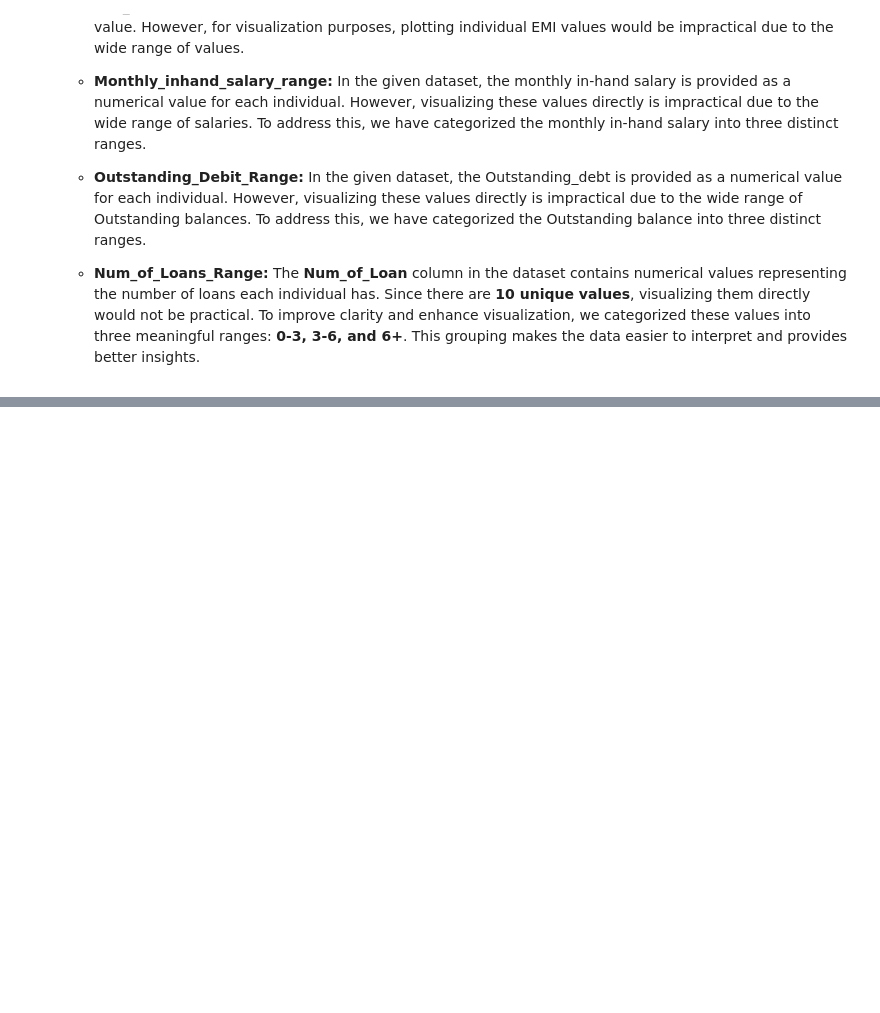
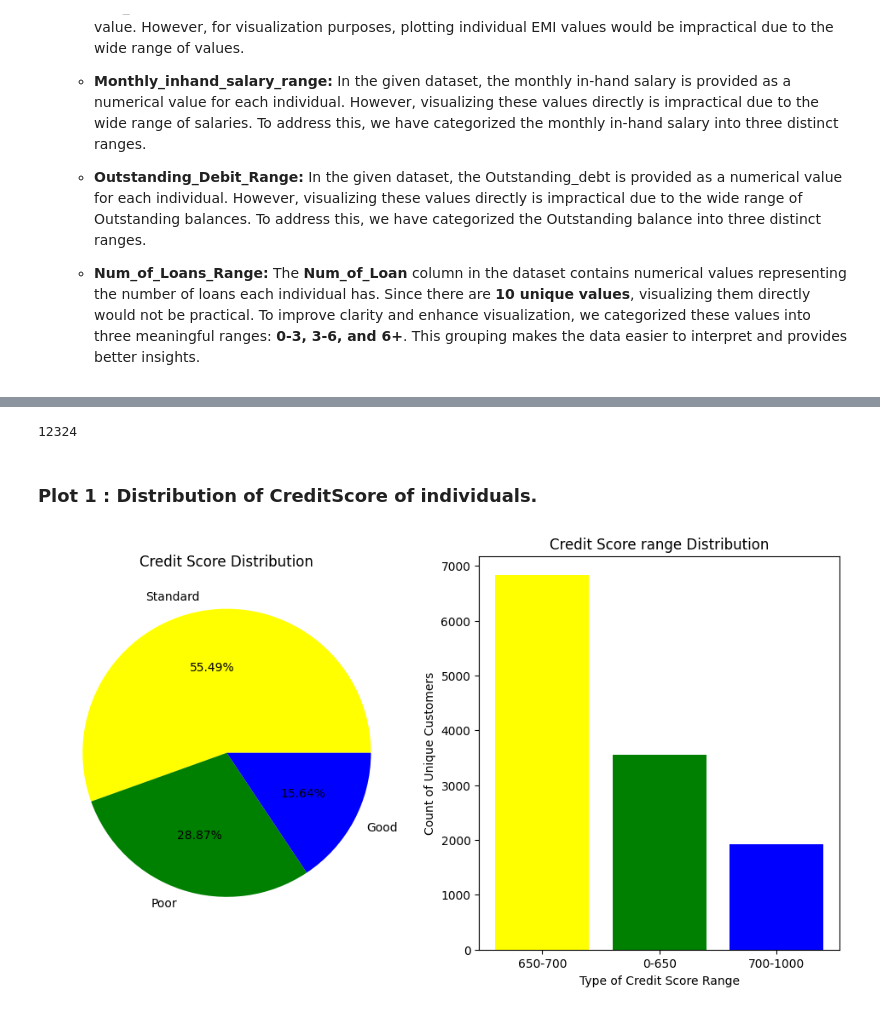
Before and after one commit to kamlendujha123/PaisaBazaar-Banking-Fraud-Analysis-EDA-Project, a Jupyter notebook: PaisaBazaar_Banking_Fraud_Analysis_EDA_Project.ipynb, the cells around one changed output, grey strips where cells are left out. Saved outputs shown, nothing was run; the diff lists cells and outputs as text; code cells hidden in the pictures; blank space fills up the shorter version.

Commit message:
5 charts have been plotted on different -different columns.

```diff
--- a/PaisaBazaar_Banking_Fraud_Analysis_EDA_Project.ipynb
+++ b/PaisaBazaar_Banking_Fraud_Analysis_EDA_Project.ipynb
@@ -631,0 +691,36 @@ To enhance data analysis and visualization, I added three new attributes: Age_Gr
+# %%
+# Grouping the dataset based on unique customerID.
+df=data.groupby("Customer_ID")[[
+    "Age", "Occupation", "Annual_Income", "Monthly_Inhand_Salary", "Num_Bank_Accounts",
+    "Num_Credit_Card", "Interest_Rate", "Num_of_Loan", "Delay_from_due_date", "Num_of_Delayed_Payment",
+    "Changed_Credit_Limit", "Num_Credit_Inquiries", "Credit_Mix", "Outstanding_Debt",
+    "Credit_Utilization_Ratio", "Credit_History_Age", "Payment_of_Min_Amount", "Total_EMI_per_month",
+    "Amount_invested_monthly", "Payment_Behaviour", "Monthly_Balance", "Credit_Score", "Credit_Score_type",
+    "CreditScore_numeric", "Age_Group", "Income_Range", "Income_Brackets", "Total_credit_products",'Num_Accounts_range'
+    ,'Monthly_inhand_salary_range','EMI_Range','Num_Of_Loans_Range','Oustanding_Debit_Range','Total_Credit_Products_Range'
+]].first().reset_index()
+print(len(df))
+# %% [output]
+12324
+# %% [markdown]
+### **Plot 1 : Distribution of CreditScore of individuals.**
+# %%
+# Group by 'Name' and find the most frequent credit score for each unique customer
+plt.figure(figsize=(12,6))
+plt.subplot(1,2,1)
+value = df["Credit_Score"].value_counts()
+credit_score_type = df["Credit_Score"].value_counts().index
+# Plot the distribution of credit scores for unique customers
+plt.pie(x=value,labels=credit_score_type,autopct='%.2f%%',colors=['yellow','green','blue'])
+plt.title('Credit Score Distribution')
+# Now let's see the count of credit product users for each type of credit score by using column chart.
+plt.subplot(1,2,2)
+range_value=df['CreditScore_numeric'].value_counts()
+range_type=df['CreditScore_numeric'].value_counts().index
+plt.bar(range_type,range_value,color=['yellow','green','blue'])
+plt.title('Credit Score range Distribution')
+plt.xlabel('Type of Credit Score Range')
+plt.ylabel('Count of Unique Customers')
+plt.show()
+# %% [output]
+[figure, added]
```
Also changed, not shown: parts of 49 cells of this notebook.
